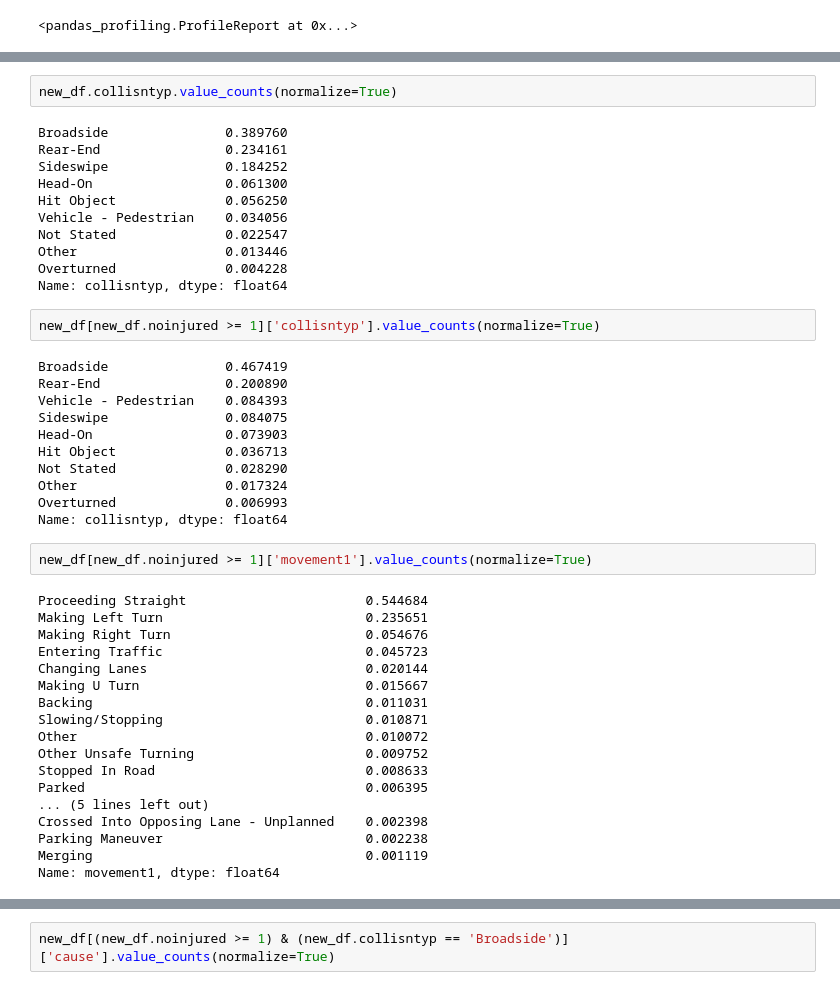
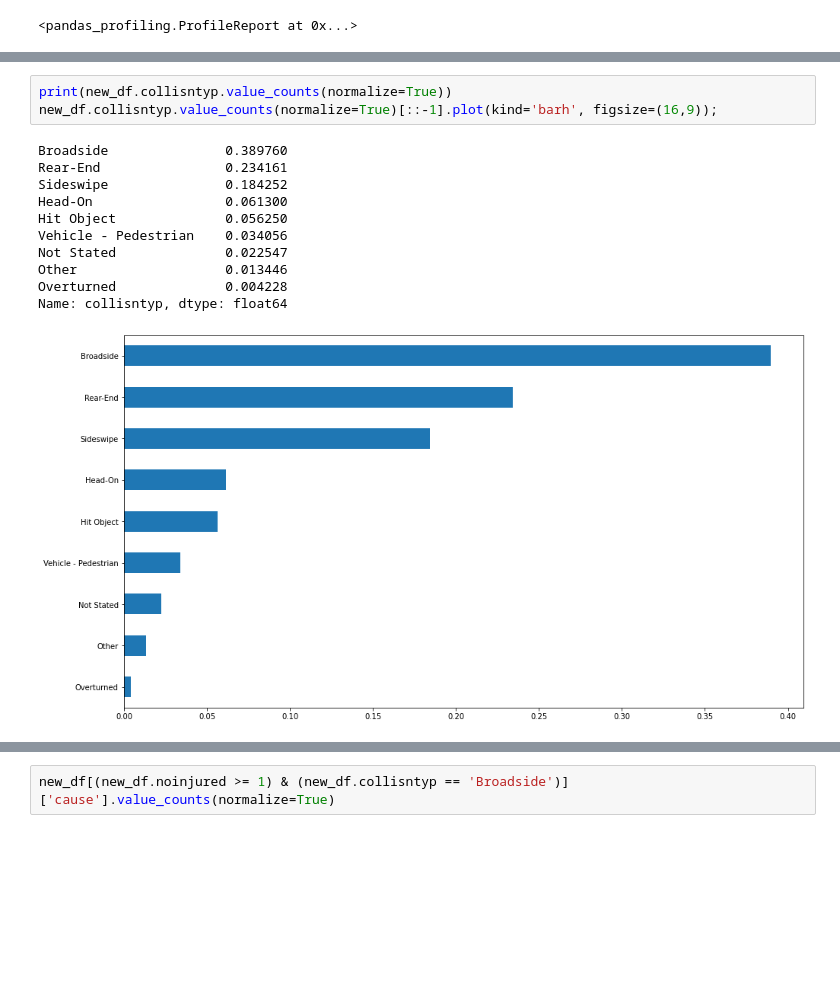
Before and after one commit to nonoumasy/Pasadena-Traffic-Collisions-2008-2017, a Jupyter notebook: Pasadena_Traffic_Collisions_2008_2017.ipynb, the cells around one changed output, grey strips where cells are left out. Drawn from its saved outputs; the diff is of its cells as text; blank space fills up the shorter version.

```diff
--- a/Pasadena_Traffic_Collisions_2008_2017.ipynb
+++ b/Pasadena_Traffic_Collisions_2008_2017.ipynb
@@ -179,46 +168,15 @@ new_df.head()
-# %%
-new_df.collisntyp.value_counts(normalize=True)
-# %% [output]
-Broadside               0.389760
-Rear-End                0.234161
-Sideswipe               0.184252
-Head-On                 0.061300
-Hit Object              0.056250
-Vehicle - Pedestrian    0.034056
-Not Stated              0.022547
-Other                   0.013446
-Overturned              0.004228
-Name: collisntyp, dtype: float64
-# %%
-new_df[new_df.noinjured >= 1]['collisntyp'].value_counts(normalize=True)
-# %% [output]
-Broadside               0.467419
-Rear-End                0.200890
-Vehicle - Pedestrian    0.084393
-Sideswipe               0.084075
-Head-On                 0.073903
-Hit Object              0.036713
-Not Stated              0.028290
-Other                   0.017324
-Overturned              0.006993
-Name: collisntyp, dtype: float64
-# %%
-new_df[new_df.noinjured >= 1]['movement1'].value_counts(normalize=True)
-# %% [output]
-Proceeding Straight                       0.544684
-Making Left Turn                          0.235651
-Making Right Turn                         0.054676
-Entering Traffic                          0.045723
-Changing Lanes                            0.020144
-Making U Turn                             0.015667
-Backing                                   0.011031
-Slowing/Stopping                          0.010871
-Other                                     0.010072
-Other Unsafe Turning                      0.009752
-Stopped In Road                           0.008633
-Parked                                    0.006395
-... (5 lines left out)
-Crossed Into Opposing Lane - Unplanned    0.002398
-Parking Maneuver                          0.002238
-Merging                                   0.001119
-Name: movement1, dtype: float64
+# %%
+print(new_df.collisntyp.value_counts(normalize=True))
+new_df.collisntyp.value_counts(normalize=True)[::-1].plot(kind='barh', figsize=(16,9));
+# %% [output]
+Broadside               0.389760
+Rear-End                0.234161
+Sideswipe               0.184252
+Head-On                 0.061300
+Hit Object              0.056250
+Vehicle - Pedestrian    0.034056
+Not Stated              0.022547
+Other                   0.013446
+Overturned              0.004228
+Name: collisntyp, dtype: float64
+[figure, added]
```
Also changed, not shown: parts of 47 cells of this notebook.
